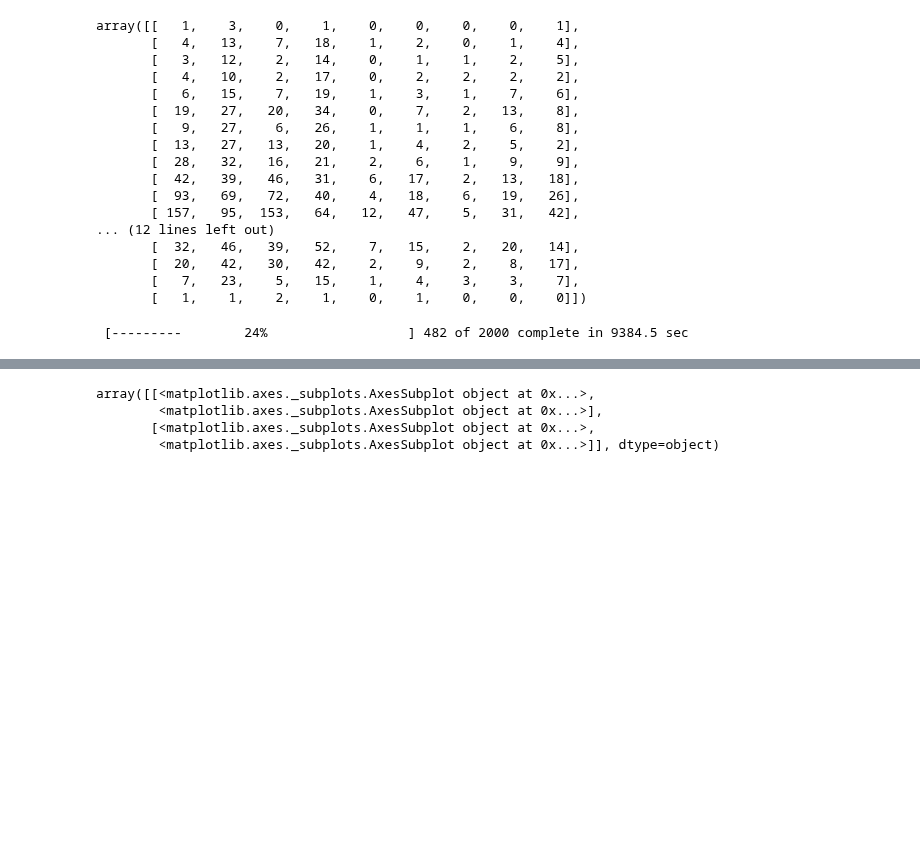
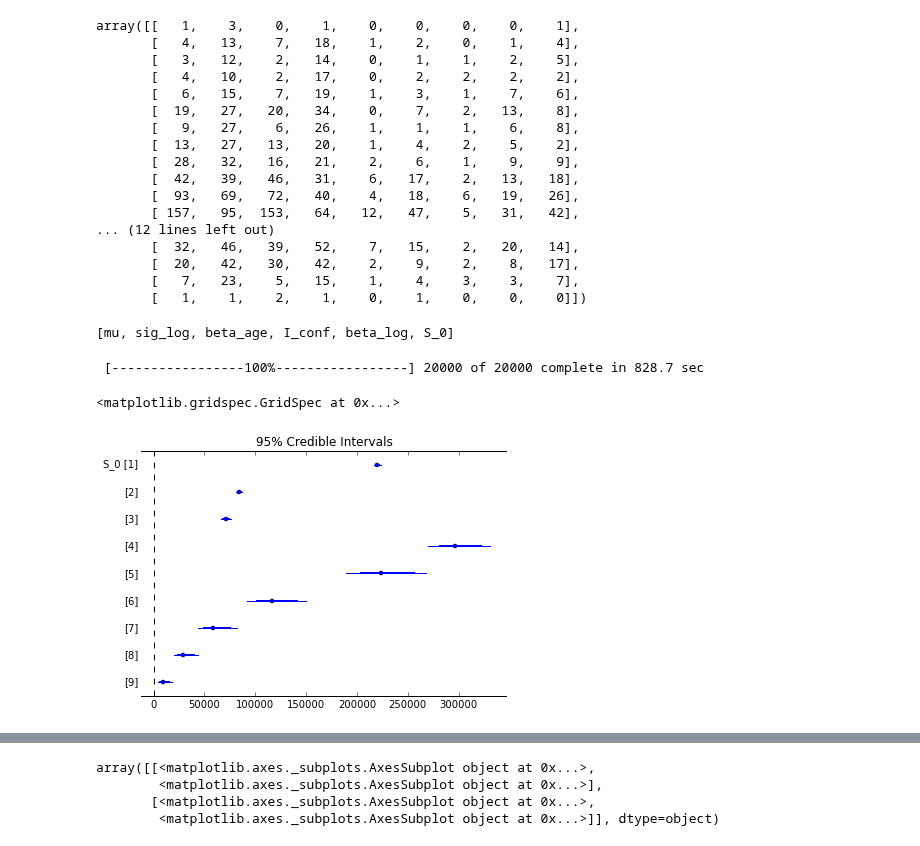
Before and after one commit to fonnesbeck/SaoPauloMeasles, a Jupyter notebook: Simple Measles Model.ipynb, the cells around one changed output, grey strips where cells are left out. Drawn from its saved outputs; the diff is of its cells as text; code cells hidden in the pictures; blank space fills up the shorter version.

Commit message:
Non-working updates to simple model; plain Python version of model

```diff
--- a/Simple Measles Model.ipynb
+++ b/Simple Measles Model.ipynb
@@ -457,7 +459,7 @@ with Model() as model:
         I = I_obs_t
 
     # Transmission parameter
-    beta = Uniform('beta', 1, 100, testval=10)
+    beta = HalfCauchy('beta', 25, testval=9)
 
     # Downsample annual series to observed age groups
     downsample = lambda x: np.array([x[s].mean() for s in age_slices])
@@ -480,11 +482,15 @@ with Model() as model:
     # Likelihood of observed cases as function of FOI of prevous period
     like = Potential('like',
             dist_math.logpow(lam[:-1], I[1:]) - dist_math.factln(I[1:]) - lam[:-1])
+# %%
+model.vars.pop(beta)
+# %% [output]
+[mu, sig_log, beta_age, I_conf, beta_log, S_0]
 # %%
 with model:
-    step1 = NUTS(vars=model.cont_vars)
-    step2 = Metropolis(vars=model.disc_vars)
-    trace = sample(2000, step=(step1, step2))
+    step1 = Slice(vars=[beta])
+    step2 = Metropolis(vars=[mu, sig, beta_age, I_conf, beta, S_0])
+    trace = sample(20000, step=(step1, step2))
 # %% [output]
- [---------        24%                  ] 482 of 2000 complete in 9384.5 sec
+ [-----------------100%-----------------] 20000 of 20000 complete in 828.7 sec
 # %%
@@ -491,0 +498,5 @@ burn = 0
+# %%
+forestplot(trace, vars=['S_0'])
+# %% [output]
+<matplotlib.gridspec.GridSpec at 0x...>
+[figure, added]
```
Also changed, not shown: parts of 3 cells of this notebook, 1 other file.
